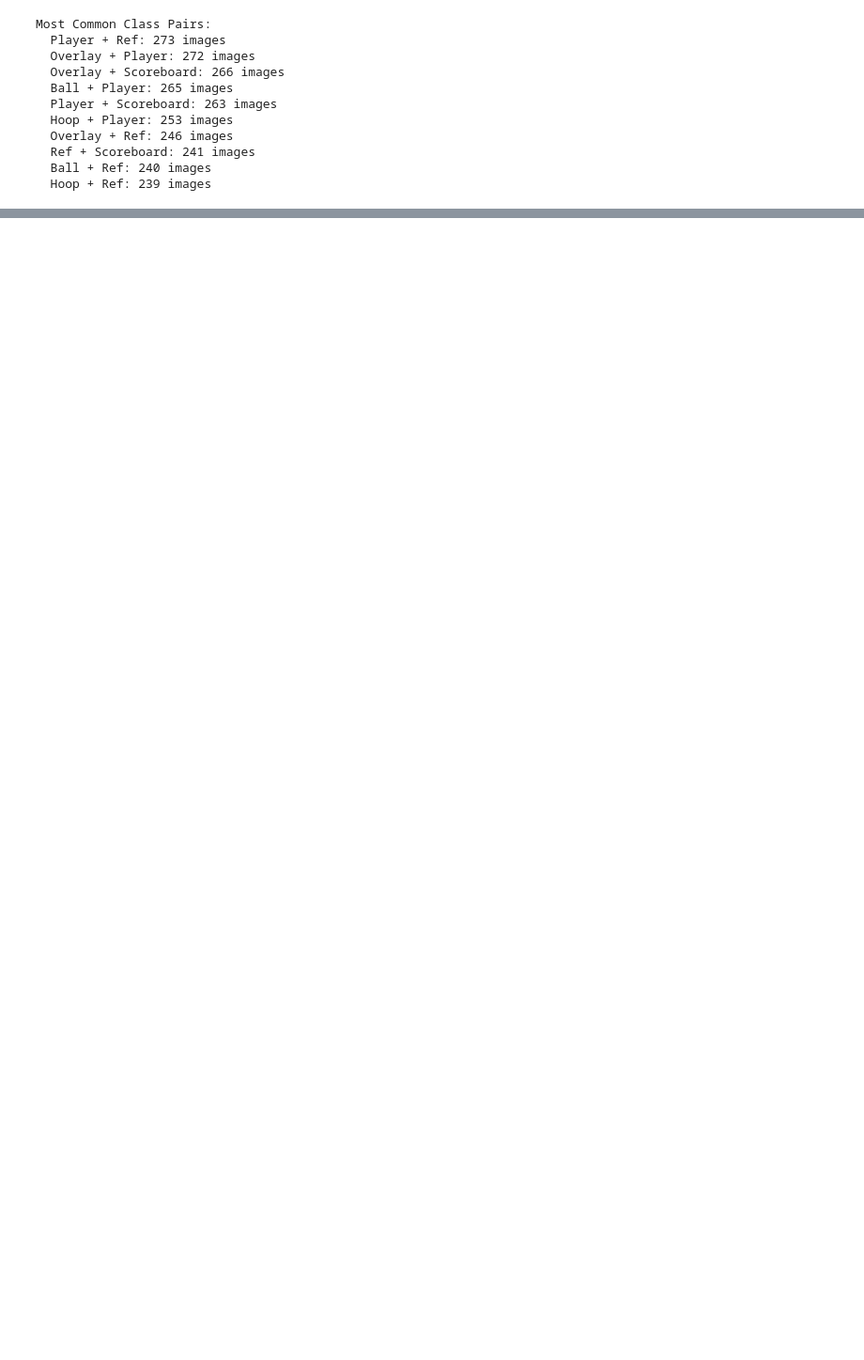
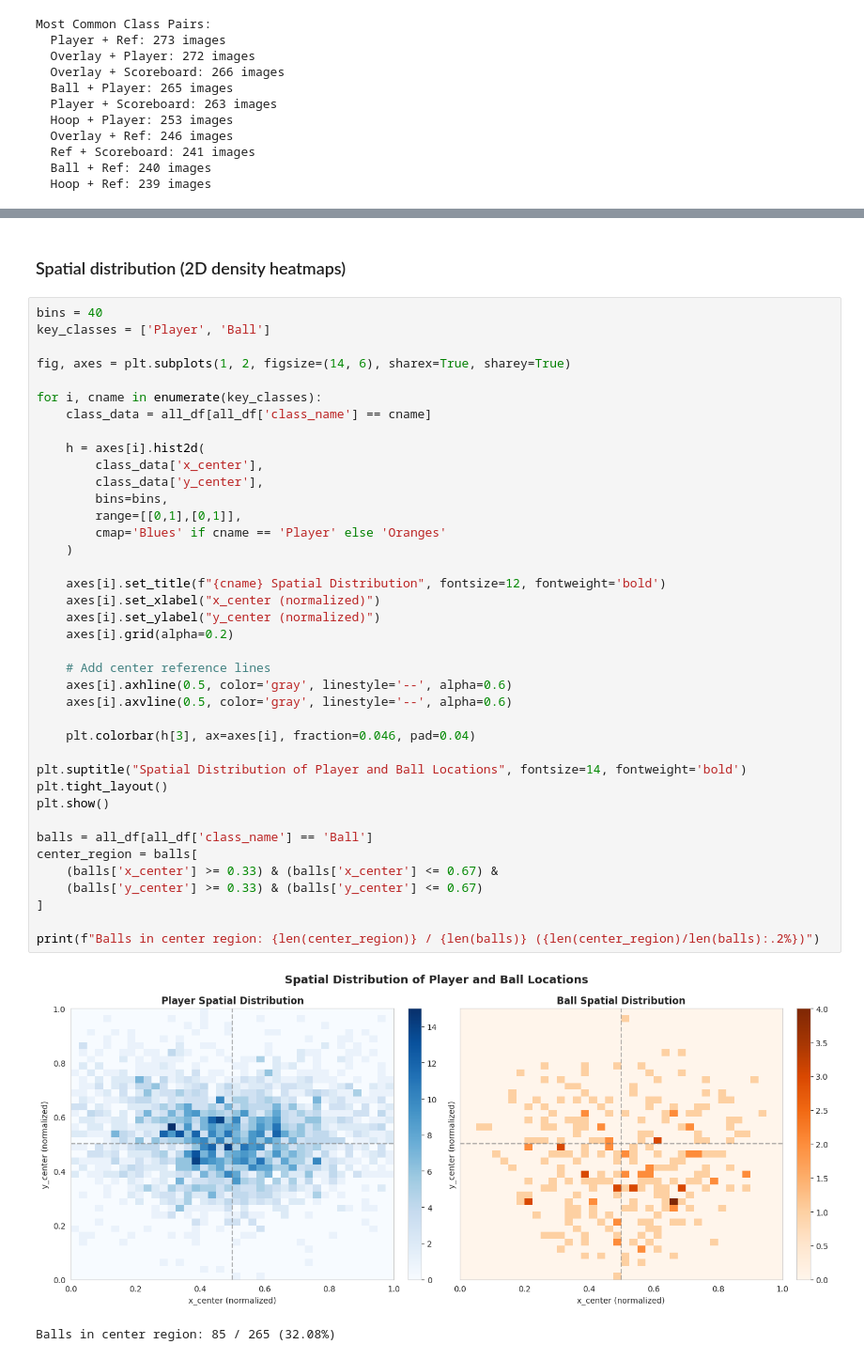
Before and after one commit to Nolan-Lo/basketball-computer-vision, a Jupyter notebook: notebooks/01-data-exploration.ipynb, the cells around one changed output, grey strips where cells are left out. Shown at 94% size. Saved outputs shown, nothing was run; the diff lists cells and outputs as text; blank space fills up the shorter version.

```diff
--- a/notebooks/01-data-exploration.ipynb
+++ b/notebooks/01-data-exploration.ipynb
@@ -507,0 +573,44 @@ Most Common Class Pairs:
+# %% [markdown]
+### Spatial distribution (2D density heatmaps)
+# %%
+bins = 40
+key_classes = ['Player', 'Ball']
+
+fig, axes = plt.subplots(1, 2, figsize=(14, 6), sharex=True, sharey=True)
+
+for i, cname in enumerate(key_classes):
+    class_data = all_df[all_df['class_name'] == cname]
+
+    h = axes[i].hist2d(
+        class_data['x_center'],
+        class_data['y_center'],
+        bins=bins,
+        range=[[0,1],[0,1]],
+        cmap='Blues' if cname == 'Player' else 'Oranges'
+    )
+
+    axes[i].set_title(f"{cname} Spatial Distribution", fontsize=12, fontweight='bold')
+    axes[i].set_xlabel("x_center (normalized)")
+    axes[i].set_ylabel("y_center (normalized)")
+    axes[i].grid(alpha=0.2)
+
+    # Add center reference lines
+    axes[i].axhline(0.5, color='gray', linestyle='--', alpha=0.6)
+    axes[i].axvline(0.5, color='gray', linestyle='--', alpha=0.6)
+
+    plt.colorbar(h[3], ax=axes[i], fraction=0.046, pad=0.04)
+
+plt.suptitle("Spatial Distribution of Player and Ball Locations", fontsize=14, fontweight='bold')
+plt.tight_layout()
+plt.show()
+
+balls = all_df[all_df['class_name'] == 'Ball']
+center_region = balls[
+    (balls['x_center'] >= 0.33) & (balls['x_center'] <= 0.67) &
+    (balls['y_center'] >= 0.33) & (balls['y_center'] <= 0.67)
+]
+
+print(f"Balls in center region: {len(center_region)} / {len(balls)} ({len(center_region)/len(balls):.2%})")
+# %% [output]
+[figure, added]
+Balls in center region: 85 / 265 (32.08%)
```
Also changed, not shown: parts of 4 cells of this notebook.
